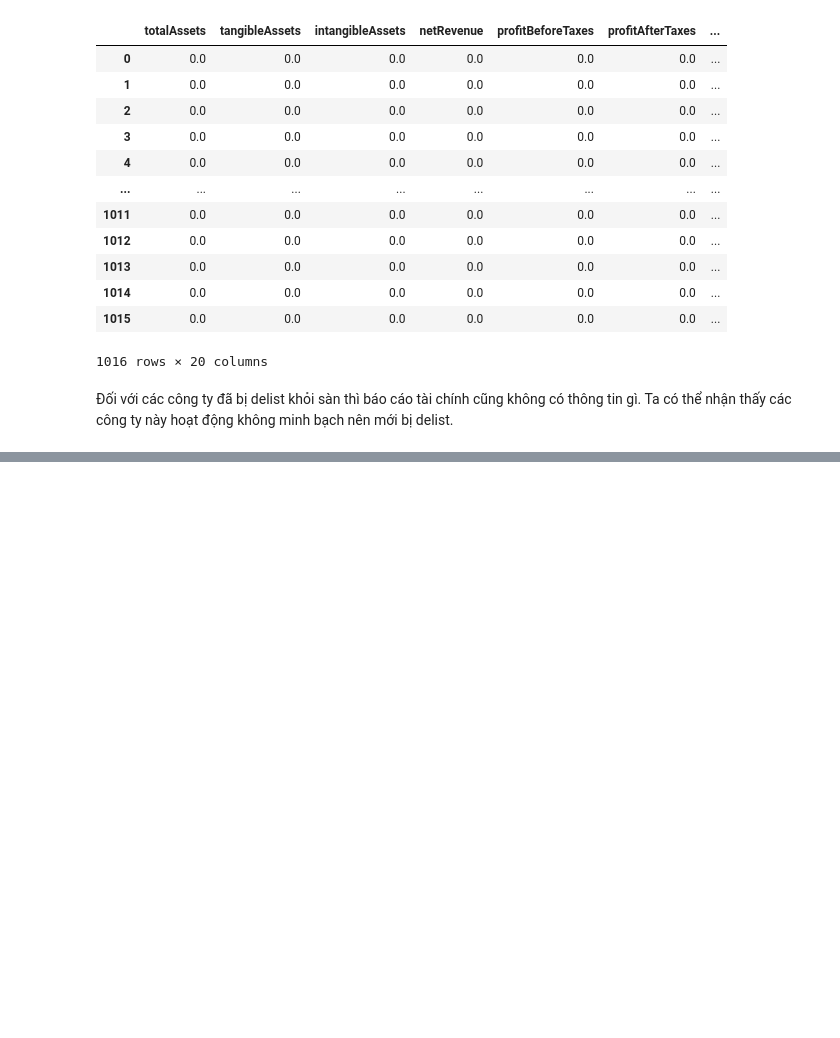
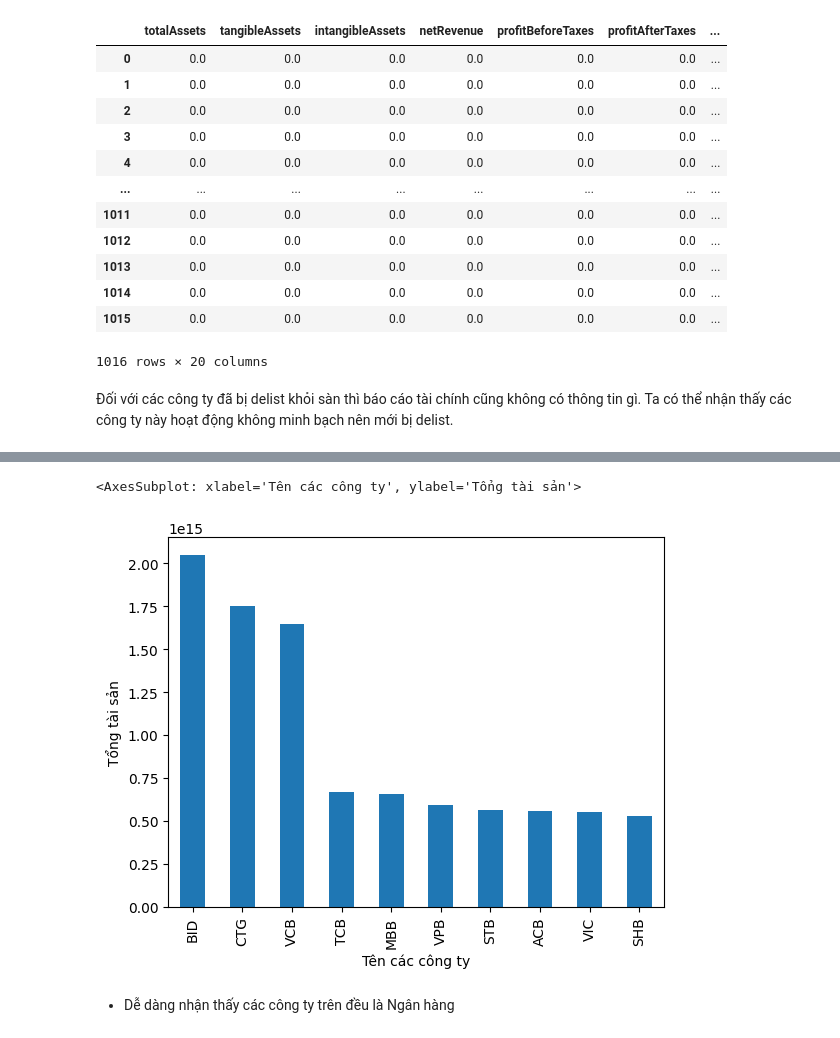
Before and after one commit to minhtringuyennn/NMKHDL_Project, a Jupyter notebook: crawl/crawl_data.ipynb, the cells around one changed output, grey strips where cells are left out. Drawn from its saved outputs; the diff is of its cells as text; code cells hidden in the pictures; blank space fills up the shorter version.

```diff
--- a/crawl/crawl_data.ipynb
+++ b/crawl/crawl_data.ipynb
@@ -562,0 +569,3 @@ df_2
+# %%
+df_sorted = df.sort_values(by=['totalAssets', 'liabilities'], ascending=[False,True])
+df_sorted
@@ -562,0 +586,6 @@ df_2
+# %%
+i = df_sorted[(df_sorted['year'] == 2021)].index
+df_sorted = df_sorted.drop(i)
+i = df_sorted[(df_sorted['quarter'] != 4)].index
+df_sorted = df_sorted.drop(i)
+df_sorted
@@ -562,0 +606,3 @@ df_2
+# %%
+top10_df = df_sorted.head(10)
+top10_df
@@ -562,0 +621,3 @@ df_2
+# %%
+top10_df = top10_df.set_index('file')
+top10_df
@@ -562,0 +637,7 @@ df_2
+# %%
+top10_df['totalAssets'].plot.bar(xlabel='Tên các công ty', ylabel='Tổng tài sản')
+# %% [output]
+<AxesSubplot: xlabel='Tên các công ty', ylabel='Tổng tài sản'>
+[figure, added]
+# %% [markdown]
+- Dễ dàng nhận thấy các công ty trên đều là Ngân hàng
```
Also changed, not shown: parts of 11 cells of this notebook.
